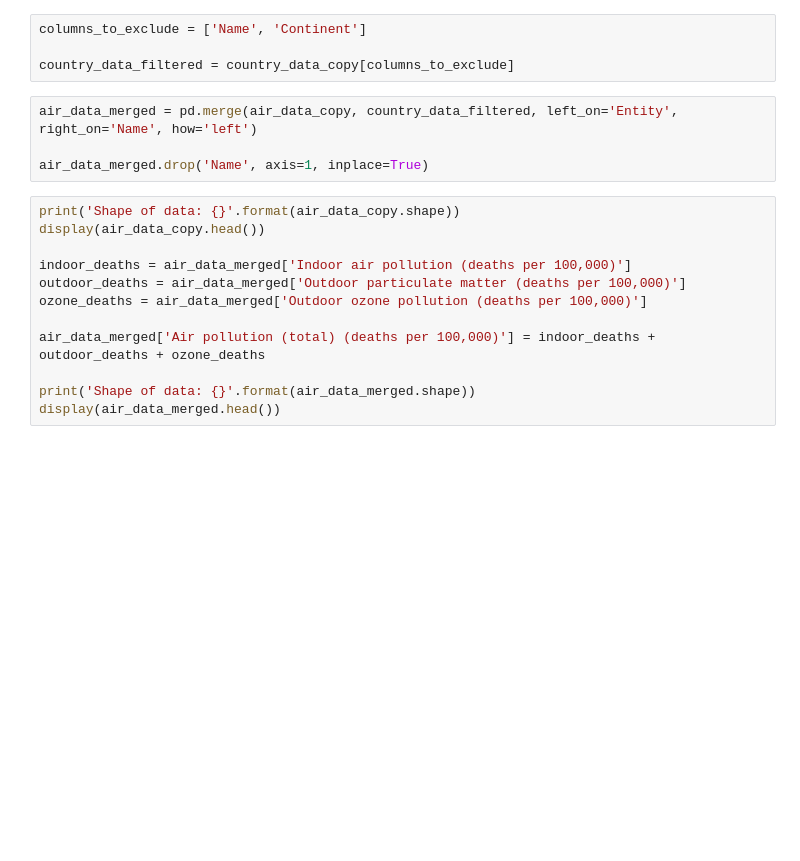
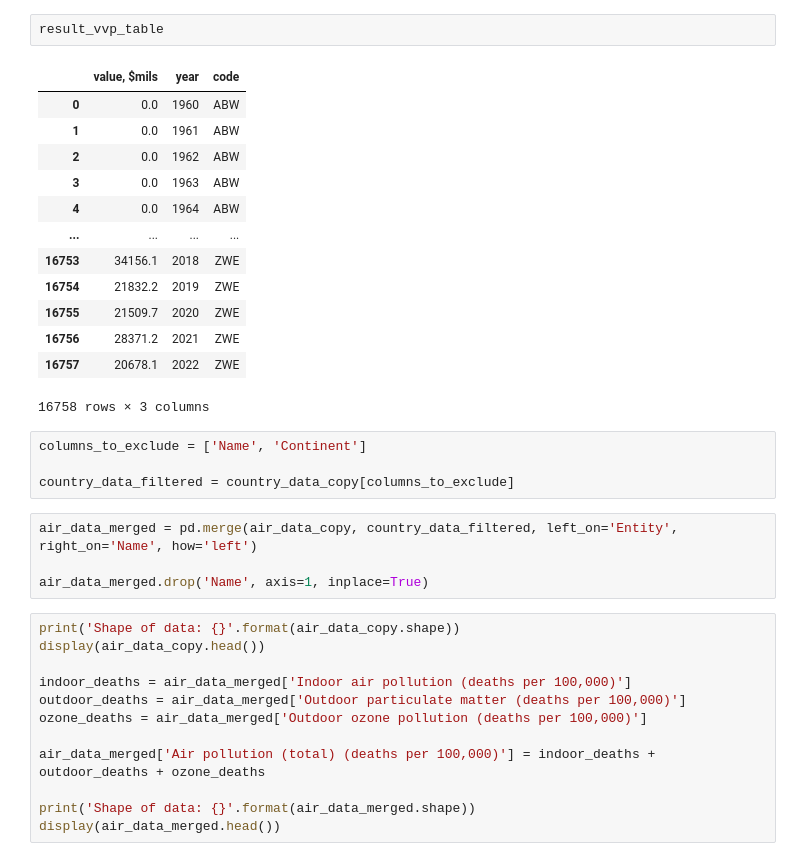
Before and after one commit to nik-gorby/Dataton_12_2023, a Jupyter notebook: notebook.ipynb, the cells around one changed output. Saved outputs shown, nothing was run; the diff lists cells and outputs as text; blank space fills up the shorter version.

```diff
--- a/notebook.ipynb
+++ b/notebook.ipynb
@@ -12,3 +145,19 @@ country_data_copy = country_data.copy()
+# %%
+result_vvp_table
+# %% [output]
+|  | value, $mils | year | code |
+| 0 | 0.0 | 1960 | ABW |
+| 1 | 0.0 | 1961 | ABW |
+| 2 | 0.0 | 1962 | ABW |
+| 3 | 0.0 | 1963 | ABW |
+| 4 | 0.0 | 1964 | ABW |
+| ... | ... | ... | ... |
+| 16753 | 34156.1 | 2018 | ZWE |
+| 16754 | 21832.2 | 2019 | ZWE |
+| 16755 | 21509.7 | 2020 | ZWE |
+| 16756 | 28371.2 | 2021 | ZWE |
+| 16757 | 20678.1 | 2022 | ZWE |
+16758 rows × 3 columns
 # %%
 columns_to_exclude = ['Name', 'Continent']
 
```
Also changed, not shown: parts of 12 cells of this notebook, 8 other files.
